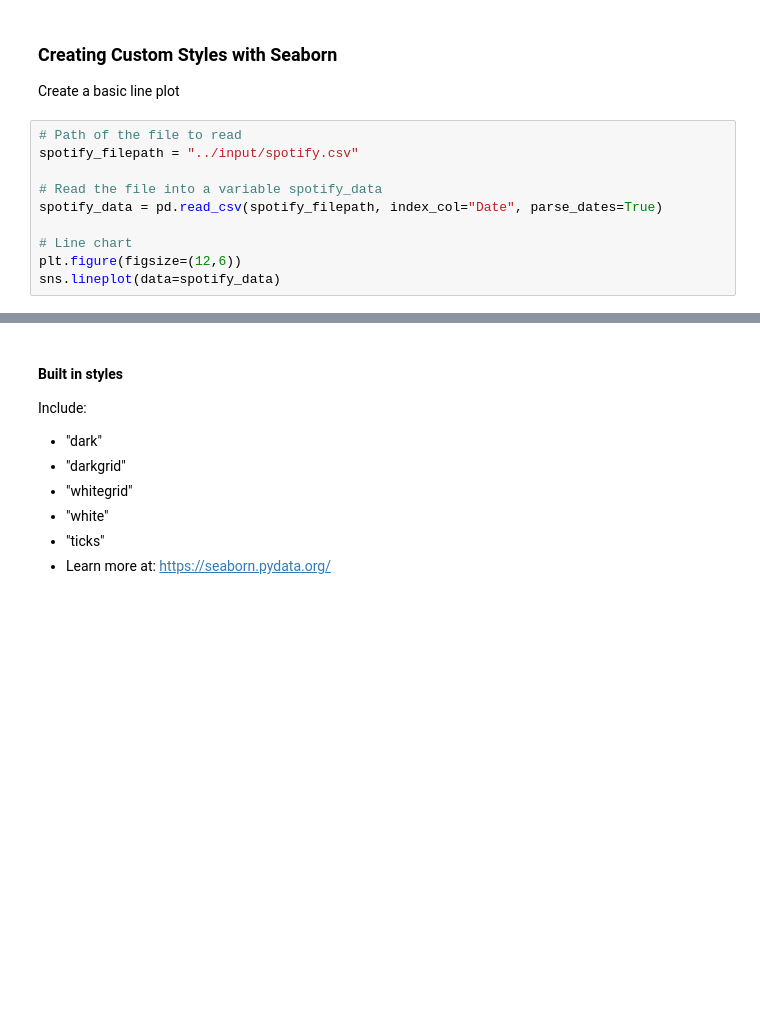
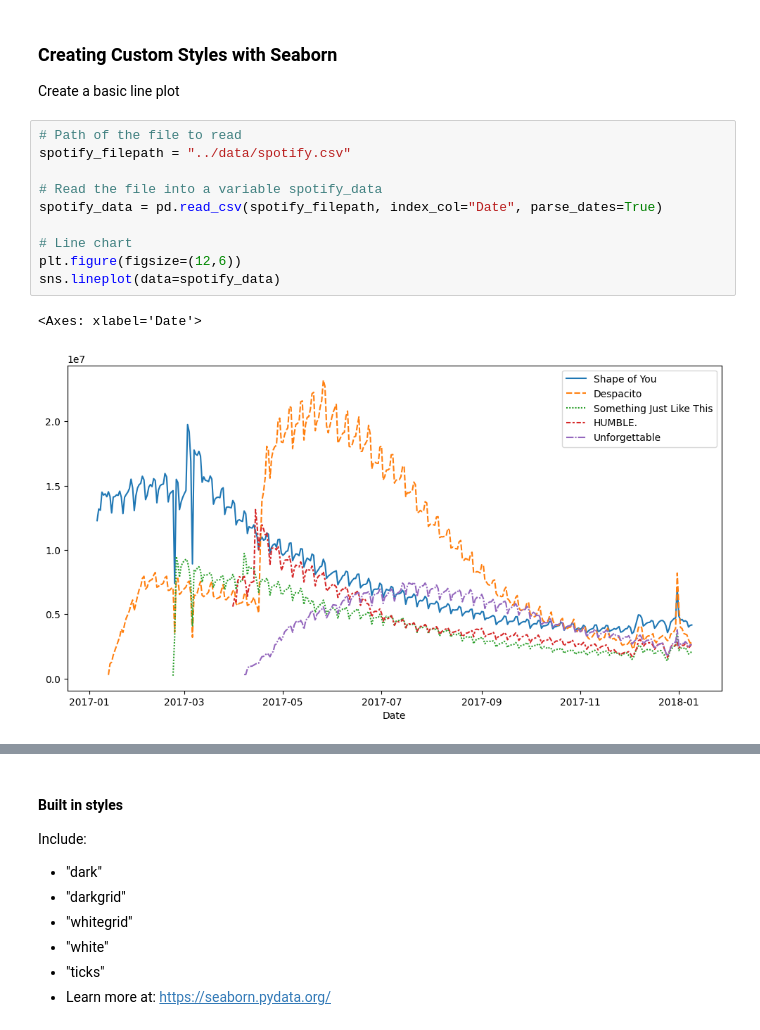
Before and after one commit to EliasRodkey/kaggle, a Jupyter notebook: data_visualization/plot_types_and_custom_style.ipynb, the cells around one changed output, grey strips where cells are left out. Cells and saved outputs as stored; diff of their text form; blank space fills up the shorter version.

Commit message:
Adds kaggle data plots corresponding to data visualization lessons so worksheets work properly.

```diff
--- a/data_visualization/plot_types_and_custom_style.ipynb
+++ b/data_visualization/plot_types_and_custom_style.ipynb
@@ -19,14 +18,17 @@ Error:
 Create a basic line plot
 # %%
 # Path of the file to read
-spotify_filepath = "../input/spotify.csv"
+spotify_filepath = "../data/spotify.csv"
 
 # Read the file into a variable spotify_data
 spotify_data = pd.read_csv(spotify_filepath, index_col="Date", parse_dates=True)
 
 # Line chart
 plt.figure(figsize=(12,6))
 sns.lineplot(data=spotify_data)
+# %% [output]
+<Axes: xlabel='Date'>
+[figure, added]
 # %%
 # Change the style of the figure to the "dark" theme using preset style options in Seaborn
 sns.set_style("dark")
```
Also changed, not shown: parts of 2 cells of this notebook, 9 other files.
